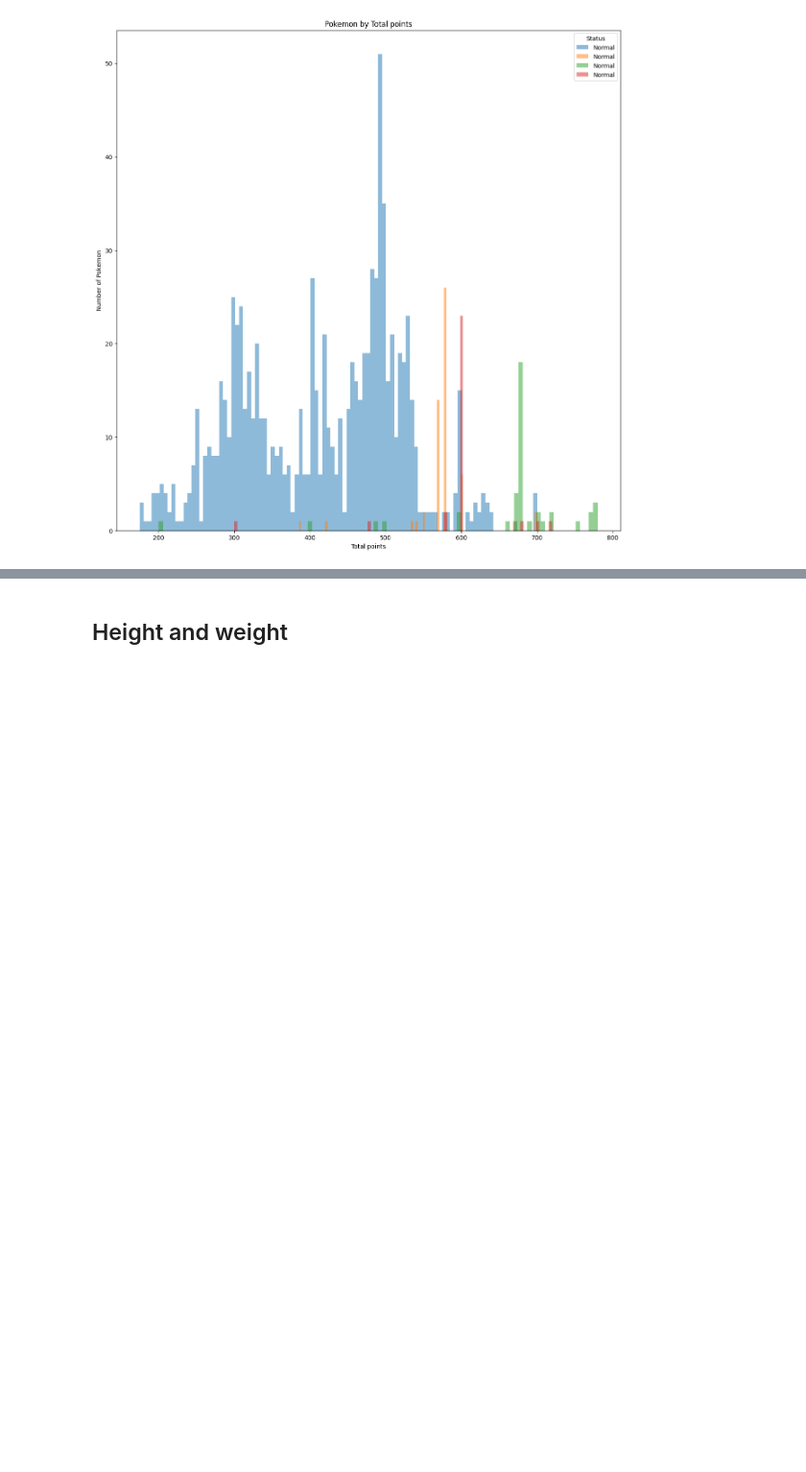
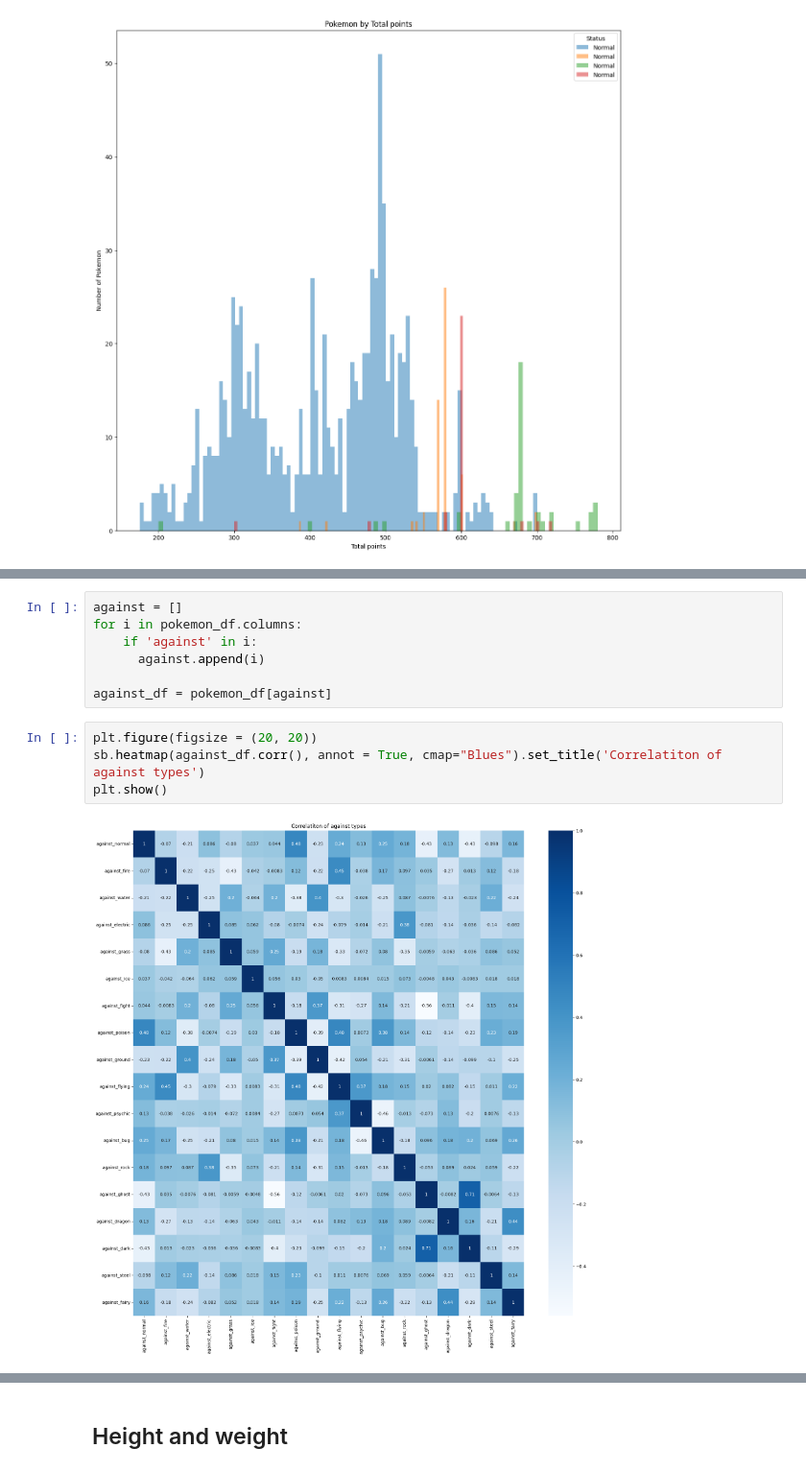
Before and after one commit to BiancaBenelli/Pokemon_project, a Jupyter notebook: Pokemon.ipynb, the cells around one changed output, grey strips where cells are left out. Shown at 96% size. Drawn from its saved outputs; the diff is of its cells as text; blank space fills up the shorter version.

```diff
--- a/Pokemon.ipynb
+++ b/Pokemon.ipynb
@@ -337,0 +351,13 @@ plt.show()
+# %%
+against = []
+for i in pokemon_df.columns:
+    if 'against' in i:
+      against.append(i)
+
+against_df = pokemon_df[against]
+# %%
+plt.figure(figsize = (20, 20))
+sb.heatmap(against_df.corr(), annot = True, cmap="Blues").set_title('Correlatiton of against types')
+plt.show()
+# %% [output]
+[figure, added]
```
Also changed, not shown: parts of 13 cells of this notebook.
